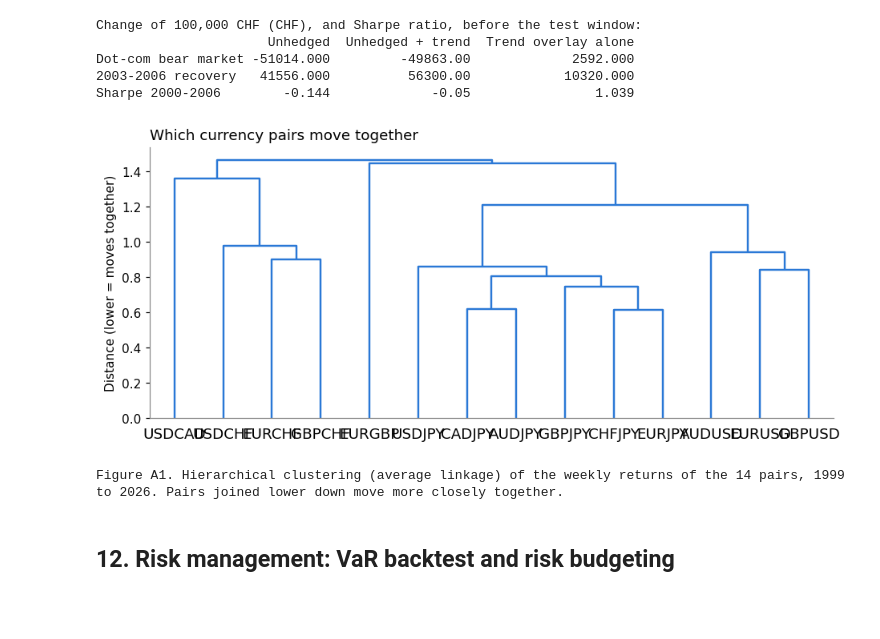
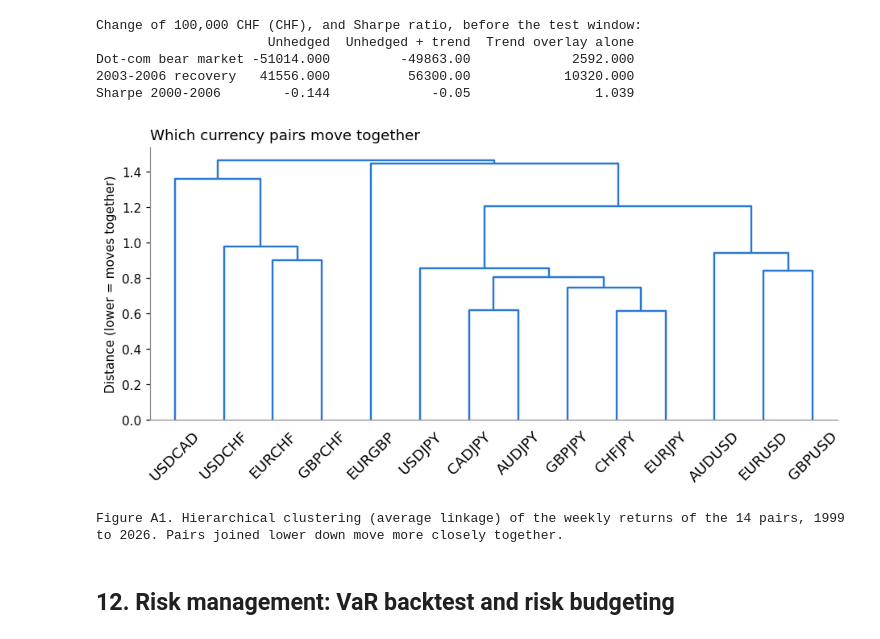
Before and after one commit to Roberto-Berardi/trend-following-fx-risk-factor, a Jupyter notebook: code/05_figures.ipynb, the cells around one changed output. Saved outputs shown, nothing was run; the diff lists cells and outputs as text; code cells hidden in the pictures; blank space fills up the shorter version.

```diff
--- a/code/05_figures.ipynb
+++ b/code/05_figures.ipynb
@@ -624,21 +624,21 @@ Sharpe 2000-2006        -0.144             -0.05                1.039
 # %%
 # Which currency pairs move together? Distance = sqrt(2 x (1 - correlation)).
 corr = weekly[[f"ret_{p}" for p in helpers.ALL_PAIRS]].corr()
 corr.index = corr.columns = helpers.ALL_PAIRS
 dist = np.sqrt(2 * (1 - corr.clip(-1, 1)))
 link = linkage(squareform(dist.values, checks=False), method="average")
 
 fig, ax = plt.subplots(figsize=(10, 4))
 dendrogram(link, labels=corr.index.tolist(), ax=ax, color_threshold=0,
-           above_threshold_color=COLORS[0])
+           above_threshold_color=COLORS[0], leaf_rotation=45)
 ax.set_ylabel("Distance (lower = moves together)")
 ax.set_title("Which currency pairs move together", loc="left")
 ax.grid(False)
 save(fig, "figA1_dendrogram",
      "Figure A1. Hierarchical clustering (average linkage) of the weekly returns of the 14 pairs, "
      f"{weekly.index[0].year} to {helpers.LAST_TEST_YEAR}. Pairs joined lower down move more closely together.")
 # %% [output]
-[figure, old version]
+[figure, new version]
 Figure A1. Hierarchical clustering (average linkage) of the weekly returns of the 14 pairs, 1999 to 2026. Pairs joined lower down move more closely together.
 # %% [markdown]
 ## 12. Risk management: VaR backtest and risk budgeting
```
Also changed, not shown: parts of 2 cells of this notebook, 5 other files.
